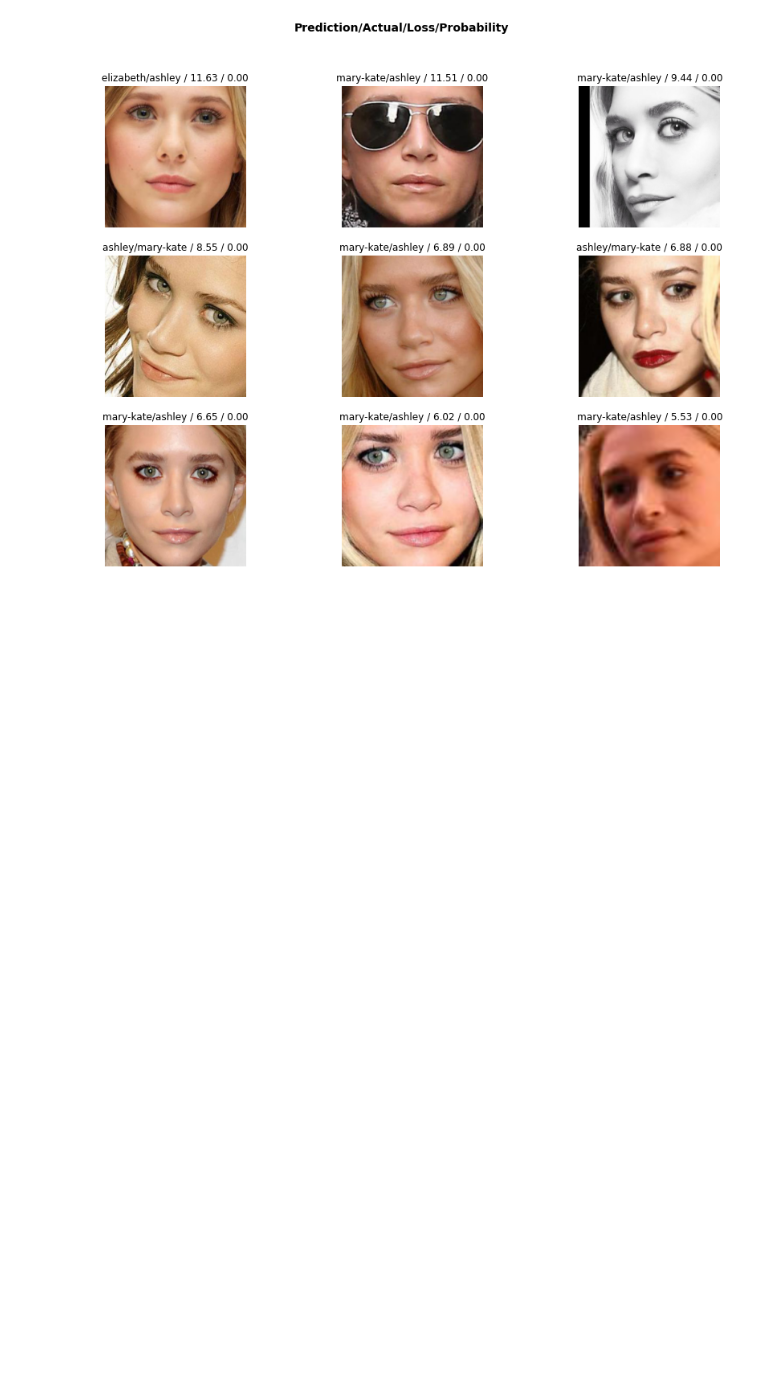
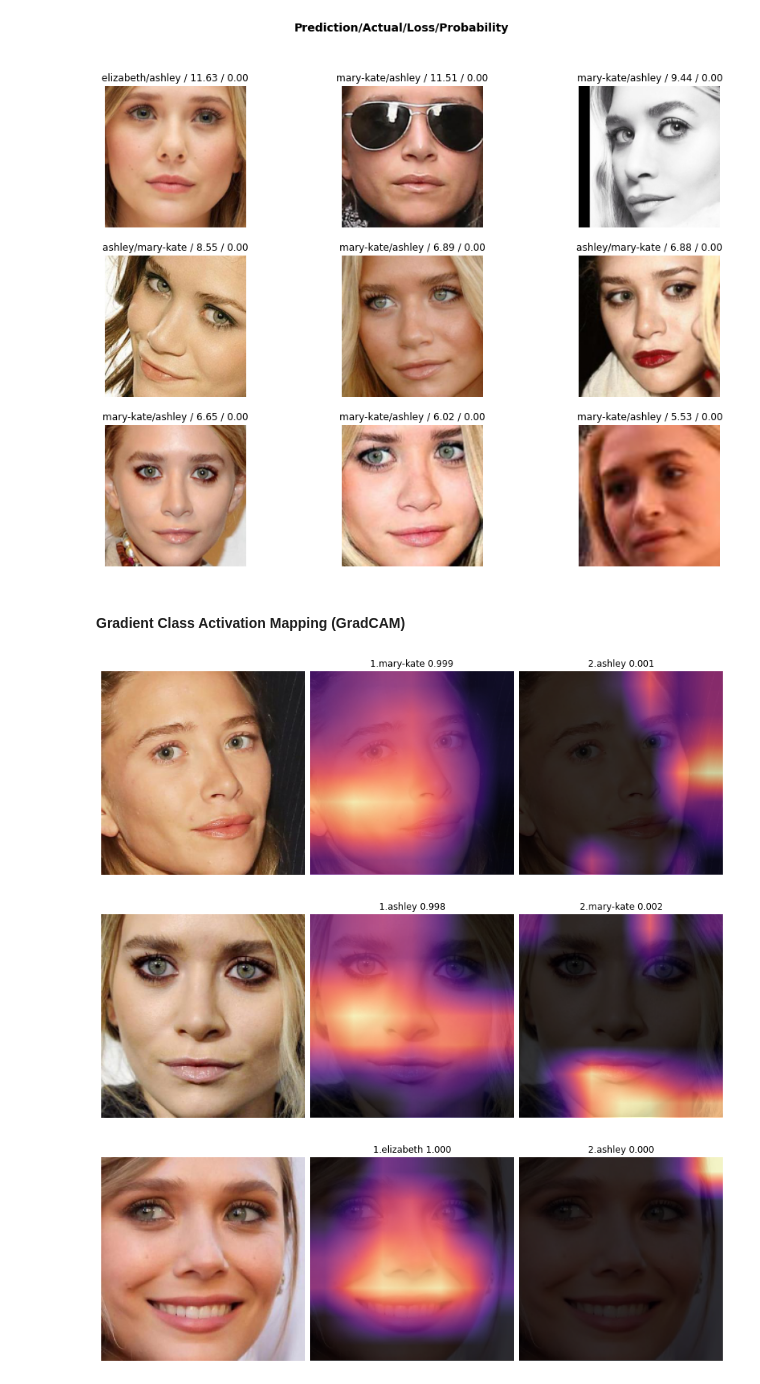
Before and after one commit to Shesh6/Deep-Learning-Experiments, a Jupyter notebook: Ol-Sense - The Olsen Sister Discriminator.ipynb, the cells around one changed output. Saved outputs shown, nothing was run; the diff lists cells and outputs as text; code cells hidden in the pictures; blank space fills up the shorter version.

```diff
--- a/Ol-Sense - The Olsen Sister Discriminator.ipynb
+++ b/Ol-Sense - The Olsen Sister Discriminator.ipynb
@@ -319,3 +327,19 @@ interp.plot_confusion_matrix()
 interp.plot_top_losses(9, figsize=(15,11))
 # %% [output]
 [figure]
+# %% [markdown]
+#### Gradient Class Activation Mapping (GradCAM)
+# %%
+# using tool by anhquan0412: https://github.com/anhquan0412/animation-classification/blob/master/gradcam.py
+# Examining typical images
+from gradcam import *
+comparisons = ["ashley","mary-kate","ashley"]
+for i in range(len(classes)):
+    test_img = path/classes[i]/"000026.jpg"
+    img = open_image(test_img);
+    gcam = GradCam.from_one_img(learn,img,label2=comparisons[i])#classes[(i+1)%len(classes)])
+    gcam.plot(True,False)
+# %% [output]
+[figure, added]
+[figure, added]
+[figure, added]
```
Also changed, not shown: parts of 5 cells of this notebook.
